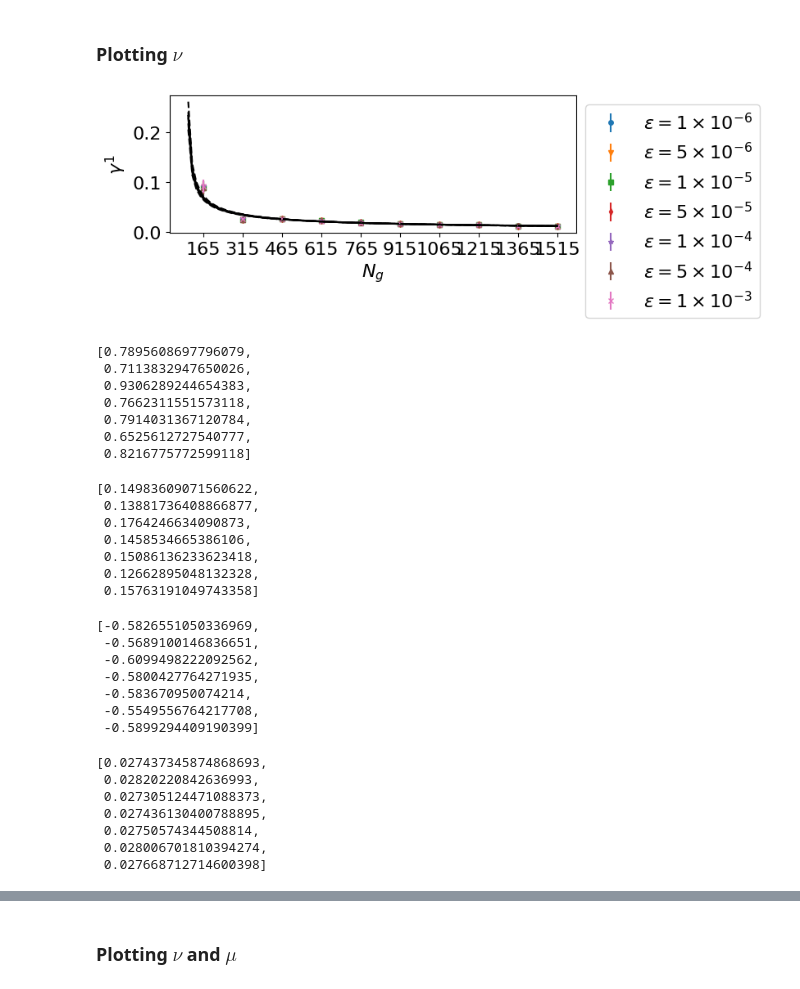
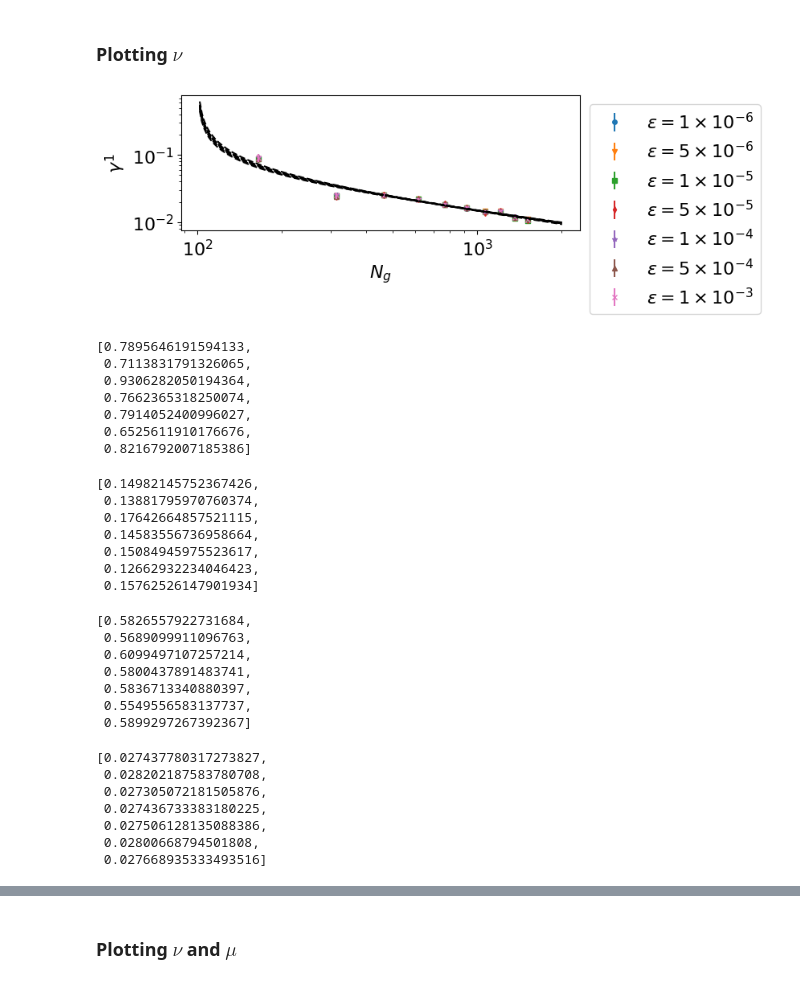
Before and after one commit to hvermaQ/VQE, a Jupyter notebook: noisy_global_comp_COBYLA_assumptions copy.ipynb, the cells around one changed output, grey strips where cells are left out. Saved outputs shown, nothing was run; the diff lists cells and outputs as text; code cells hidden in the pictures.

```diff
--- a/noisy_global_comp_COBYLA_assumptions copy.ipynb
+++ b/noisy_global_comp_COBYLA_assumptions copy.ipynb
@@ -237,8 +239,8 @@ plt.errorbar(gate_ctt[0:n_lay], gam[0:n_lay], yerr=gam_err[0:n_lay], fmt='.')
 pm, cv = curve_fit(noiseless_power_model, gate_ctt[0:n_lay], gam[0:n_lay], sigma=gam_err[0:n_lay], absolute_sigma=True)
 a, b = pm
 a_err, b_err = np.sqrt(np.diag(cv))
-#Plot fitted exponential model
-x_fit = np.linspace(1, gate_ctt[n_lay-1], 100)
+#Plot fitted model
+x_fit = np.linspace(100, gate_ctt[n_lay-1]+500, 1000)
 y_fit = noiseless_power_model(x_fit, a, b)
 #plt.plot(x_fit, y_fit)
 
@@ -258,8 +260,8 @@ ax.plot(x_fit, y_fit, '--k', lw=1.5);
 ax.set_xlabel(r'$N_g$')
 ax.set_xticks(gate_ctt)
 ax.set_ylabel(r'$ \mu$')
-#ax.set_xscale('log')
-#ax.set_yscale('log')
+ax.set_xscale('log')
+ax.set_yscale('log')
 #ax.set_xlim([100,2000])
 #ax.set_ylim([0.005,0.5])
 #plt.savefig('noiseless_gamma_fit.pdf', bbox_inches = 'tight')
@@ -299,7 +301,7 @@ alp_err = []
 E00 = []
 E00_err = []
 xx = np.arange(0, 25000, 1, dtype = int)
-fit_ran = 50
+fit_ran = 25
 for gt in range(0, len(res_data_mean), 1):
 #for gt in [3]:
     fit_range = (gt+1)*fit_ran
@@ -427,7 +429,7 @@ for gt in range(len(base_expo)):
 # Define fit model
 def noisy_power_model(x, a, b):
     #return a * np.exp(-b * x)
-    return a * ((x-100)**b)
+    return a * ((x-100)**-b)
 # %%
 import itertools
 marker = itertools.cycle(('o', 'v', 's', 'd', '*', '^', 'x', 'p'))
@@ -452,86 +454,87 @@ for gt in range(len(alp_list)):
     a, b = pm
     a_err, b_err = np.sqrt(np.diag(cv))
     #Plot fitted exponential model
-    x_fit = np.linspace(1, gate_ctt[n_lay-1], 100)
+    x_fit = np.linspace(100, gate_ctt[n_lay-1]+500, 1000)
     y_fit = noisy_power_model(x_fit, a, b)
     #plt.plot(x_fit, y_fit)
 
+    #for evaluating residuals
     y_fitt = noisy_power_model(gate_ctt[0:n_lay], a, b)
 
     residuals = np.array(alp_list[gt][0:n_lay]) - y_fitt
-    chi_sq = np.sum(np.divide(residuals, np.array(alp_err_list[gt][0:n_lay])))
+    chi_sq = np.sum((residuals / np.array(alp_err_list[gt][0:n_lay]))**2)
     ss_res = np.sum(residuals**2)
     ss_tot = np.sum(( np.array(alp_list[gt][0:n_lay])-np.mean(np.array(alp_list[gt][0:n_lay])))**2)
     r_sq = 1 - (ss_res / ss_tot)
 
     resi.append(residuals)
     rsq.append(r_sq)
     csq.append(chi_sq)
 
     alp_err_fit.append(a_err)
     bet_err_fit.append(b_err)
     alp_fit.append(a)
     bet_fit.append(b)
 
     # Create sequence of 100 numbers from 0 to 100
     #xn = np.linspace(1, gate_ct[n_lay-1], num=50)
 
     # Plot regression line
     ax.plot(x_fit, y_fit, '--k', lw=1.5);
 ax.set_xlabel(r'$N_g$')
 ax.set_xticks(gate_ctt)
 
 #plt.savefig('noiseless_gamma_fit.pdf', bbox_inches = 'tight')
 plt.legend(bbox_to_anchor = (1, 1))
 ax.set_ylabel(r'$ \gamma^1$')
-#ax.set_xscale('log')
-#ax.set_yscale('log')
+ax.set_xscale('log')
+ax.set_yscale('log')
 #ax.set_xlim([50,1000])
 #ax.set_ylim([0.005,0.5])
 #plt.savefig('noisy_alpha_fit.pdf', bbox_inches = 'tight')
 plt.show()
 # %% [output]
-[figure, old version]
+[figure, new version]
 # %%
 alp_fit
 # %% [output]
-[0.7895608697796079,
- 0.7113832947650026,
- 0.9306289244654383,
- 0.7662311551573118,
- 0.7914031367120784,
- 0.6525612727540777,
- 0.8216775772599118]
+[0.7895646191594133,
+ 0.7113831791326065,
+ 0.9306282050194364,
+ 0.7662365318250074,
+ 0.7914052400996027,
+ 0.6525611910176676,
+ 0.8216792007185386]
 # %%
 alp_err_fit
 # %% [output]
-[0.14983609071560622,
- 0.13881736408866877,
- 0.1764246634090873,
- 0.1458534665386106,
- 0.15086136233623418,
- 0.12662895048132328,
- 0.15763191049743358]
+[0.14982145752367426,
+ 0.13881795970760374,
+ 0.17642664857521115,
+ 0.14583556736958664,
+ 0.15084945975523617,
+ 0.12662932234046423,
+ 0.15762526147901934]
 # %%
 bet_fit
 # %% [output]
-[-0.5826551050336969,
- -0.5689100146836651,
- -0.6099498222092562,
- -0.5800427764271935,
- -0.583670950074214,
- -0.5549556764217708,
- -0.5899294409190399]
+[0.5826557922731684,
+ 0.5689099911096763,
+ 0.6099497107257214,
+ 0.5800437891483741,
+ 0.5836713340880397,
+ 0.5549556583137737,
+ 0.5899297267392367]
 # %%
 bet_err_fit
 # %% [output]
-[0.027437345874868693,
- 0.02820220842636993,
- 0.027305124471088373,
- 0.027436130400788895,
- 0.02750574344508814,
- 0.028006701810394274,
- 0.027668712714600398]
+[0.027437780317273827,
+ 0.028202187583780708,
+ 0.027305072181505876,
+ 0.027436733383180225,
+ 0.027506128135088386,
+ 0.02800668794501808,
+ 0.027668935333493516]
 # %%
 rsq
 # %% [output]
```
Also changed, not shown: parts of 24 cells of this notebook, 6 other files.
